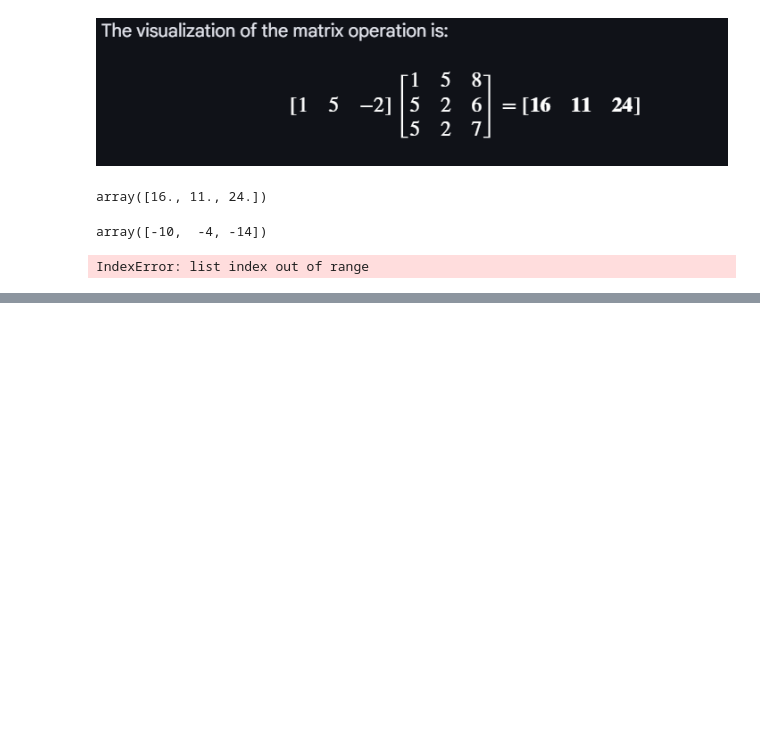
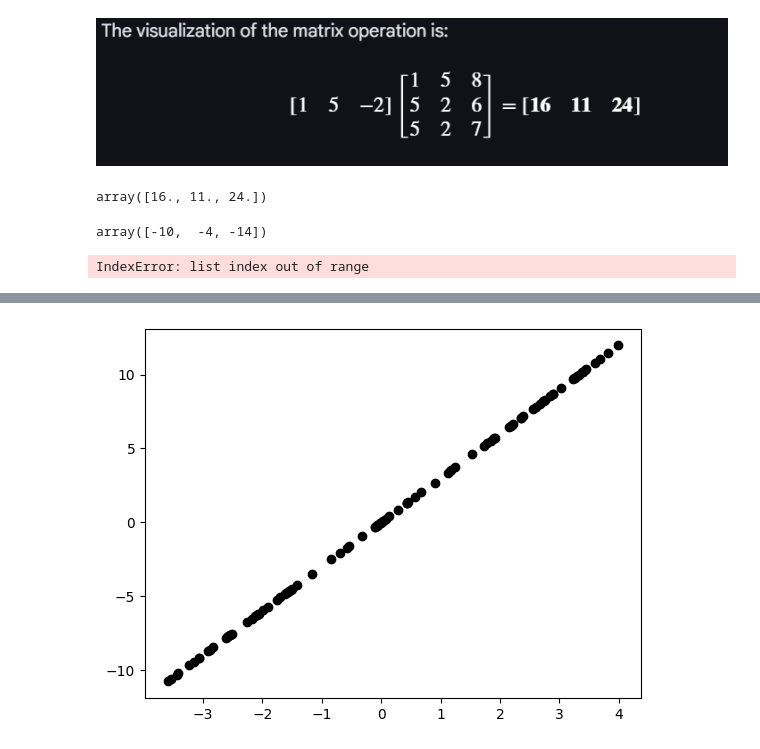
Before and after one commit to AyushDevadiga1/practice-programs, a Jupyter notebook: chapter3.ipynb, the cells around one changed output, grey strips where cells are left out. Saved outputs shown, nothing was run; the diff lists cells and outputs as text; code cells hidden in the pictures; blank space fills up the shorter version.

```diff
--- a/chapter3.ipynb
+++ b/chapter3.ipynb
@@ -53,3 +53,6 @@ IndexError: list index out of range
 # %%
 # 1,4 and 3,3 cant create a matrix , why ?
 # Because for any calculation we need j no of columnd of left matrix and i no of rows of a right matrix must be equal.
+# %%
+# FiRST we create a vector
+v4 = np.array([1, 3])
@@ -55,0 +61,2 @@ IndexError: list index out of range
+# %%
+rand_100_uni = np.random.uniform(-4,4,100)
@@ -55,0 +90,7 @@ IndexError: list index out of range
+# %%
+for i in rand_100_uni:
+    v4_new = v4 * i
+    plt.plot(v4_new[0],v4_new[1],'ko')
+plt.show()
+# %% [output]
+[figure, added]
```
Also changed, not shown: parts of 4 cells of this notebook.
